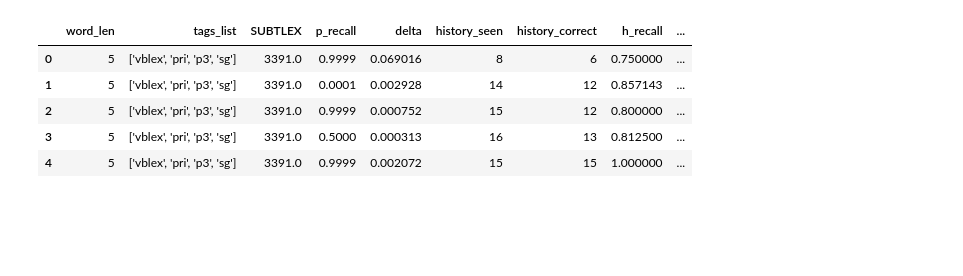
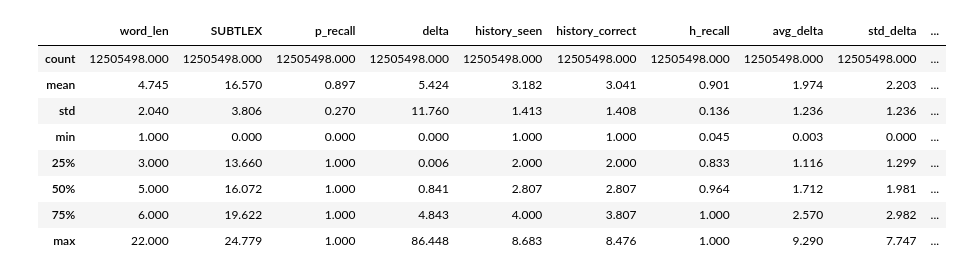
Before and after one commit to juliakubisa/spaced_repetition_algorithm, a Jupyter notebook: notebooks/neural_network_halflife.ipynb, the cells around one changed output. Cells and saved outputs as stored; diff of their text form; code cells hidden in the pictures; blank space fills up the shorter version.

```diff
--- a/notebooks/neural_network_halflife.ipynb
+++ b/notebooks/neural_network_halflife.ipynb
@@ -48,11 +94,19 @@ dff = pd.merge(pd.merge(df_words, df, on = 'lexeme_id', how='inner'), df_users,
 # %%
-cols_to_drop = ['lexeme_id' ,'gender', 'def', 'tense', 'POS', 'person', 'number', 'word', 'session_seen', 'session_correct', 'avg_user_p_recall', 'timestamp', 'user_id', 'learning_language', 'ui_language']
+cols_to_drop = ['lexeme_id' ,'gender', 'def', 'tense', 'POS', 'person', 'number', 'word',
+                'session_seen', 'session_correct', 'avg_user_p_recall', 'timestamp', 'user_id',
+                'learning_language', 'ui_language']
 dff.drop(columns=cols_to_drop, inplace=True)
 dff.dropna(inplace=True)
 
-
-dff['delta'] = dff['delta']/(60*60*24) # convert time delta to days
-dff['avg_delta'] = dff['avg_delta']/(60*60*24)
-dff['std_delta'] = dff['std_delta']/(60*60*24)
-dff['p_recall'] = pclip(dff['p_recall'])
-dff['half_life'] = hclip(-dff['delta']/np.log2(dff['p_recall']))
+# dff.drop(columns=['h_recall'], inplace=True)
+# %%
+# columns transformation
+dff['delta'] = dff['delta']/(60*60*24) # convert time delta to days
+dff['avg_delta'] = np.sqrt(dff['avg_delta']/(60*60*24))
+dff['std_delta'] = np.sqrt(dff['std_delta']/(60*60*24)+1e-10)
+dff['p_recall'] = pclip(dff['p_recall'])
+dff['half_life'] = hclip(-dff['delta']/np.log2(dff['p_recall']))
+dff['history_wrong'] = np.log2(1+(dff['history_seen'] - dff['history_correct']))
+dff['history_seen'] = np.log2((1+dff['history_seen']))
+dff['history_correct'] = np.log2(1+dff['history_correct'])
+dff['SUBTLEX'] = np.log2(dff['SUBTLEX'])
@@ -59,12 +145,15 @@ dff['half_life'] = hclip(-dff['delta']/np.log2(dff['p_recall']))
 # %%
-dff.head()
+dff.describe().map(lambda x: f"{x:0.3f}")
 # %% [output]
-|  | word_len | tags_list | SUBTLEX | p_recall | delta | history_seen | history_correct | h_recall | ... |
-| 0 | 5 | ['vblex', 'pri', 'p3', 'sg'] | 3391.0 | 0.9999 | 0.069016 | 8 | 6 | 0.750000 | ... |
-| 1 | 5 | ['vblex', 'pri', 'p3', 'sg'] | 3391.0 | 0.0001 | 0.002928 | 14 | 12 | 0.857143 | ... |
-| 2 | 5 | ['vblex', 'pri', 'p3', 'sg'] | 3391.0 | 0.9999 | 0.000752 | 15 | 12 | 0.800000 | ... |
-| 3 | 5 | ['vblex', 'pri', 'p3', 'sg'] | 3391.0 | 0.5000 | 0.000313 | 16 | 13 | 0.812500 | ... |
-| 4 | 5 | ['vblex', 'pri', 'p3', 'sg'] | 3391.0 | 0.9999 | 0.002072 | 15 | 15 | 1.000000 | ... |
+|  | word_len | SUBTLEX | p_recall | delta | history_seen | history_correct | h_recall | avg_delta | std_delta | ... |
+| count | 12505498.000 | 12505498.000 | 12505498.000 | 12505498.000 | 12505498.000 | 12505498.000 | 12505498.000 | 12505498.000 | 12505498.000 | ... |
+| mean | 4.745 | 16.570 | 0.897 | 5.424 | 3.182 | 3.041 | 0.901 | 1.974 | 2.203 | ... |
+| std | 2.040 | 3.806 | 0.270 | 11.760 | 1.413 | 1.408 | 0.136 | 1.236 | 1.236 | ... |
+| min | 1.000 | 0.000 | 0.000 | 0.000 | 1.000 | 1.000 | 0.045 | 0.003 | 0.000 | ... |
+| 25% | 3.000 | 13.660 | 1.000 | 0.006 | 2.000 | 2.000 | 0.833 | 1.116 | 1.299 | ... |
+| 50% | 5.000 | 16.072 | 1.000 | 0.841 | 2.807 | 2.807 | 0.964 | 1.712 | 1.981 | ... |
+| 75% | 6.000 | 19.622 | 1.000 | 4.843 | 4.000 | 3.807 | 1.000 | 2.570 | 2.982 | ... |
+| max | 22.000 | 24.779 | 1.000 | 86.448 | 8.683 | 8.476 | 1.000 | 9.290 | 7.747 | ... |
 # %%
 # Encoding tags and langs
 tag_encoder = LabelEncoder()
```
Also changed, not shown: parts of 24 cells of this notebook.
